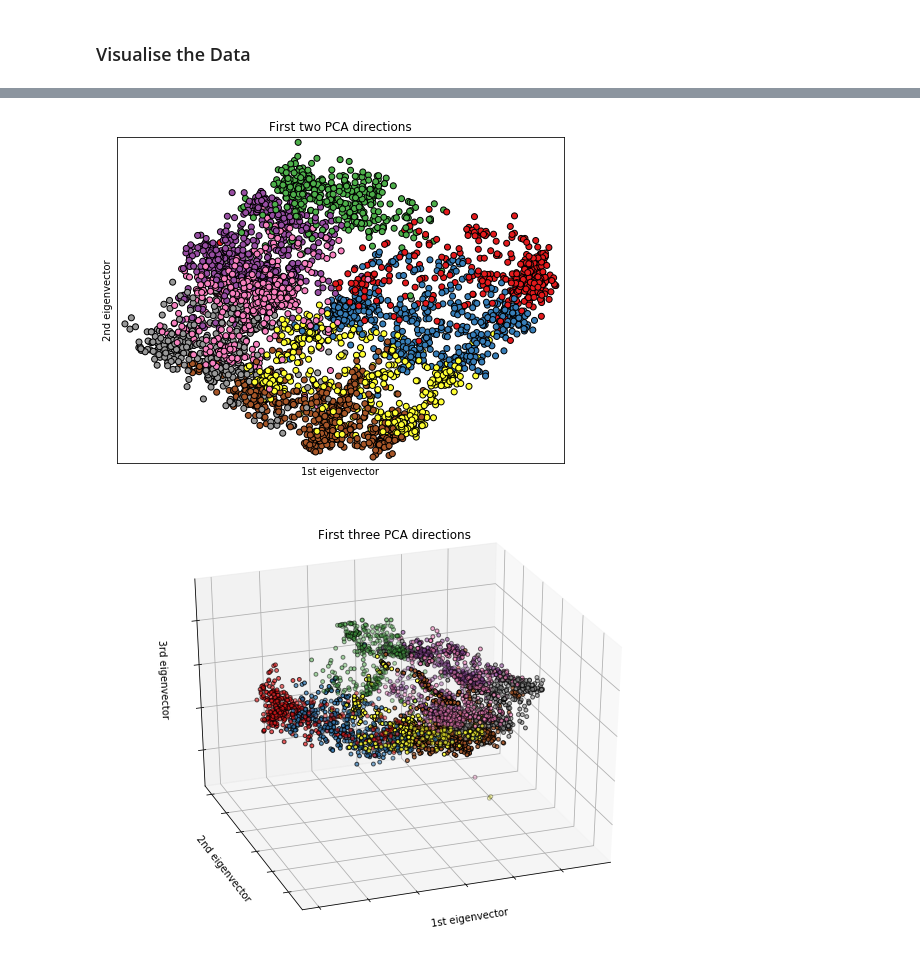
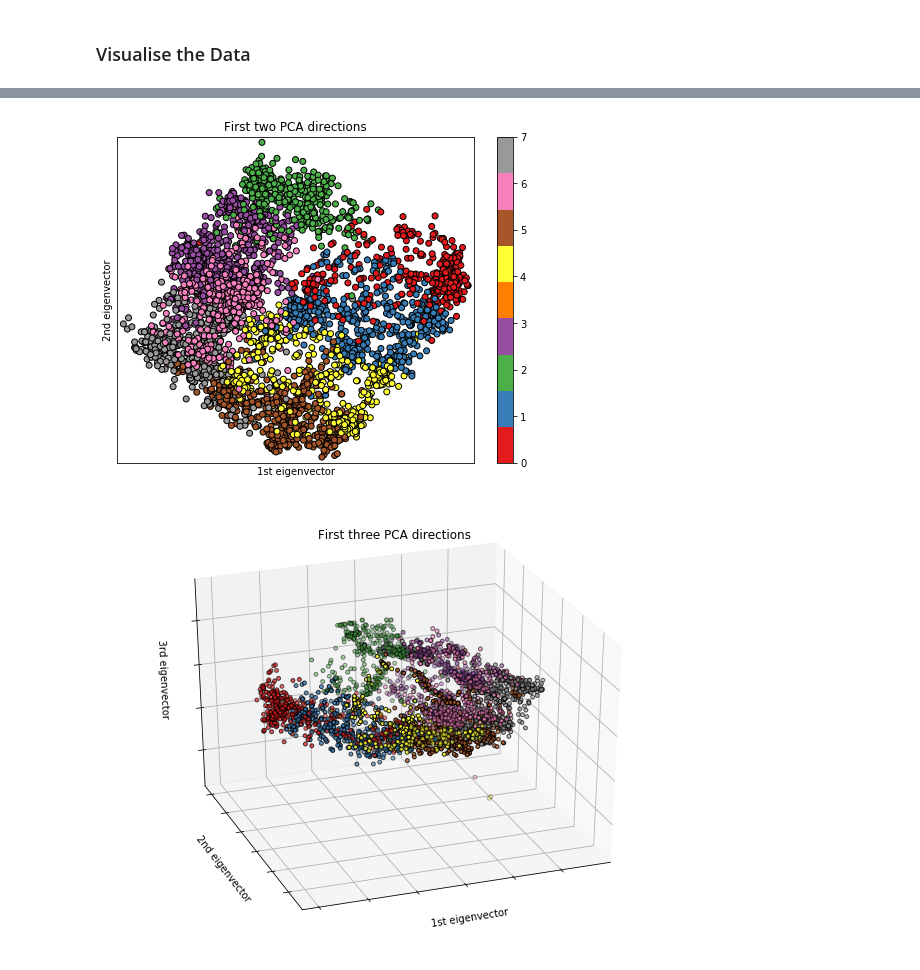
Before and after one commit to paulvercoustre/Beacon-Classifier, a Jupyter notebook: src/scripts/exploration.ipynb, the cells around one changed output, grey strips where cells are left out. Saved outputs shown, nothing was run; the diff lists cells and outputs as text; code cells hidden in the pictures.

```diff
--- a/src/scripts/exploration.ipynb
+++ b/src/scripts/exploration.ipynb
@@ -42,4 +56,14 @@ from sklearn.decomposition import PCA, KernelPCA
 X_std = MinMaxScaler().fit_transform(X)
 
 #X_reduced = KernelPCA(n_components=3, kernel="cosine", gamma=1/63, degree=5).fit_transform(X_std)
-X_reduced = PCA(n_components=3).fit_transform(X_std)
+pca = PCA().fit(X_std)
+X_reduced = pca.transform(X_std)
+
+plt.figure(1, figsize=(4, 3))
+plt.clf()
+#plt.axes([.2, .2, .7, .7])
+plt.plot(pca.explained_variance_, linewidth=2)
+plt.axis('tight')
+plt.xlabel('n_components')
+plt.ylabel('explained_variance_')
+plt.show()
@@ -46,23 +72,24 @@ X_reduced = PCA(n_components=3).fit_transform(X_std)
 # %%
 x_min, x_max = X_reduced[:, 0].min() - 0.05, X_reduced[:, 0].max() + 0.05
 y_min, y_max = X_reduced[:, 1].min() - 0.05, X_reduced[:, 1].max() + 0.05
 
 plt.figure(2, figsize=(8, 6))
 plt.clf()
 
 # Plot the training points
-plt.scatter(X_reduced[:, 0], X_reduced[:, 1], c=y, cmap=plt.cm.Set1, edgecolor='k')
+plt.scatter(X_reduced[:, 0], X_reduced[:, 1], c=y, cmap=plt.cm.Set1, edgecolor='k', label='color')
 plt.xlabel('1st eigenvector')
 plt.ylabel('2nd eigenvector')
 plt.title("First two PCA directions")
 
 plt.xlim(x_min, x_max)
 plt.ylim(y_min, y_max)
 plt.xticks(())
 plt.yticks(())
+plt.colorbar()
 plt.show()
 # %% [output]
-[figure, old version]
+[figure, new version]
 # %%
 from mpl_toolkits.mplot3d import Axes3D
 
```
Also changed, not shown: parts of 7 cells of this notebook, 10 other files.
